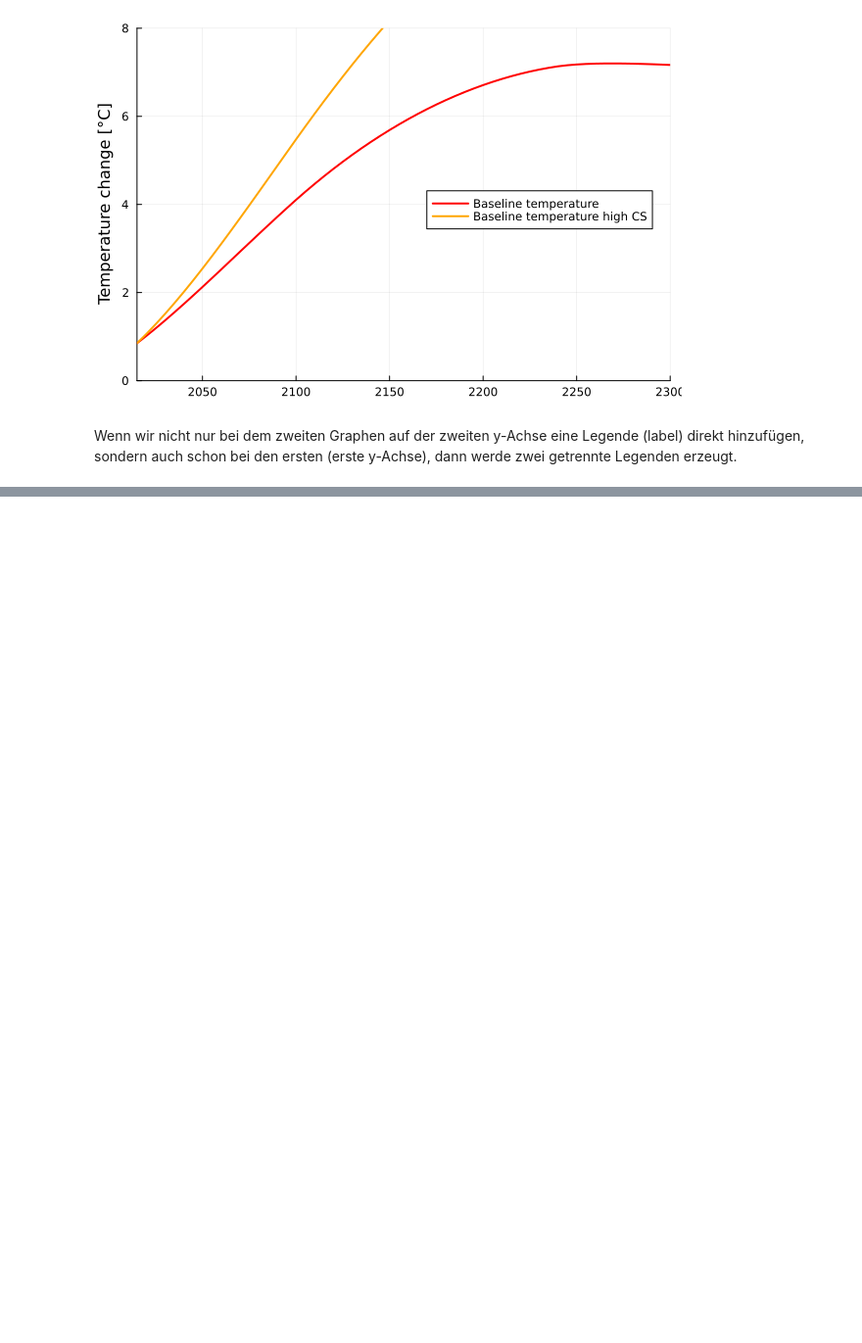
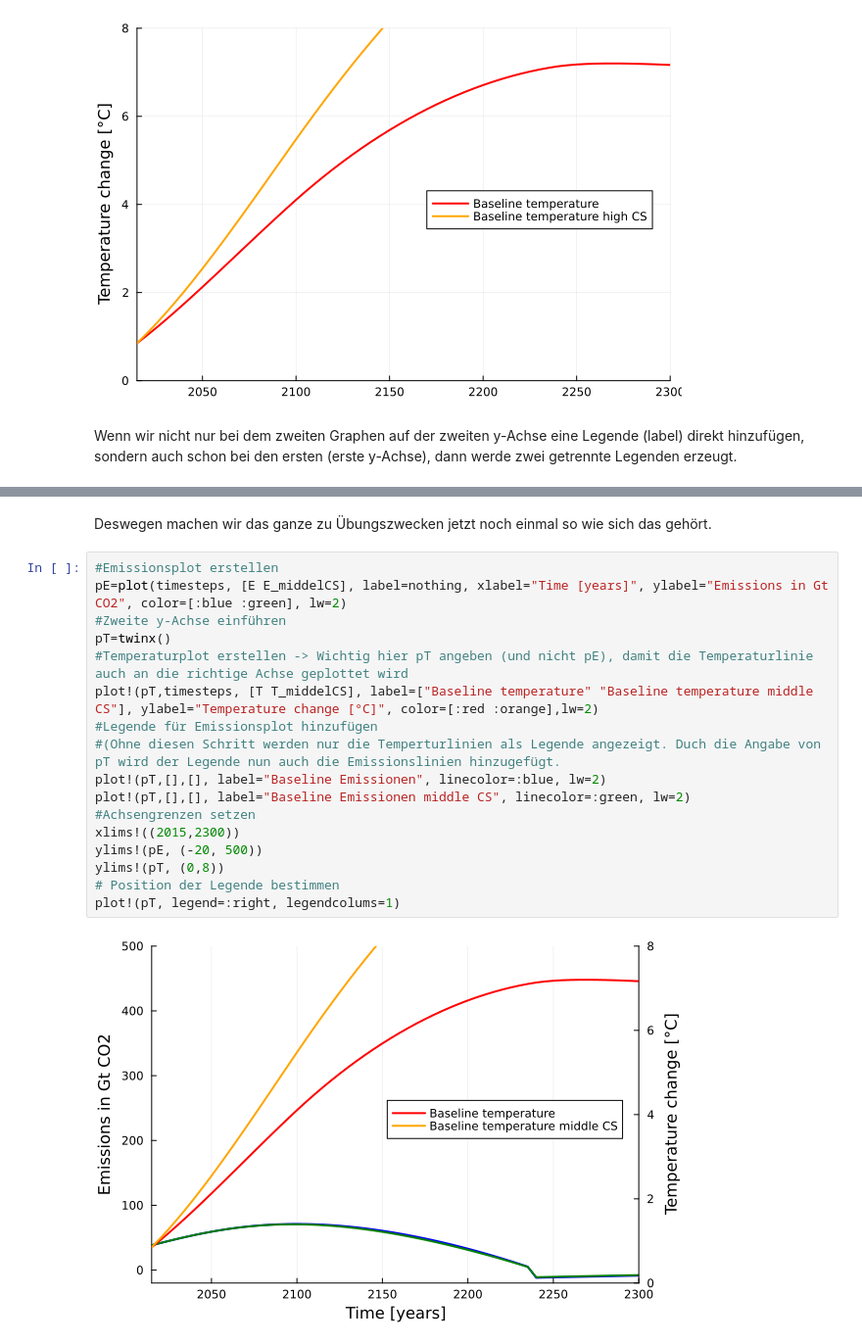
Before and after one commit to MaraikeS/adv_env_econ_24, a Jupyter notebook: modelling/plotting_results.ipynb, the cells around one changed output, grey strips where cells are left out. Shown at 98% size. Saved outputs shown, nothing was run; the diff lists cells and outputs as text; blank space fills up the shorter version.

```diff
--- a/modelling/plotting_results.ipynb
+++ b/modelling/plotting_results.ipynb
@@ -168,0 +181,21 @@ Wenn wir nicht nur bei dem zweiten Graphen auf der zweiten y-Achse eine Legende
+# %% [markdown]
+Deswegen machen wir das ganze zu Übungszwecken jetzt noch einmal so wie sich das gehört.
+# %%
+#Emissionsplot erstellen
+pE=plot(timesteps, [E E_middelCS], label=nothing, xlabel="Time [years]", ylabel="Emissions in Gt CO2", color=[:blue :green], lw=2)
+#Zweite y-Achse einführen
+pT=twinx()
+#Temperaturplot erstellen -> Wichtig hier pT angeben (und nicht pE), damit die Temperaturlinie auch an die richtige Achse geplottet wird
+plot!(pT,timesteps, [T T_middelCS], label=["Baseline temperature" "Baseline temperature middle CS"], ylabel="Temperature change [°C]", color=[:red :orange],lw=2)
+#Legende für Emissionsplot hinzufügen
+#(Ohne diesen Schritt werden nur die Temperturlinien als Legende angezeigt. Duch die Angabe von pT wird der Legende nun auch die Emissionslinien hinzugefügt.
+plot!(pT,[],[], label="Baseline Emissionen", linecolor=:blue, lw=2)
+plot!(pT,[],[], label="Baseline Emissionen middle CS", linecolor=:green, lw=2)
+#Achsengrenzen setzen
+xlims!((2015,2300))
+ylims!(pE, (-20, 500))
+ylims!(pT, (0,8))
+# Position der Legende bestimmen
+plot!(pT, legend=:right, legendcolums=1)
+# %% [output]
+[figure, added]
```
Also changed, not shown: parts of 4 cells of this notebook.
